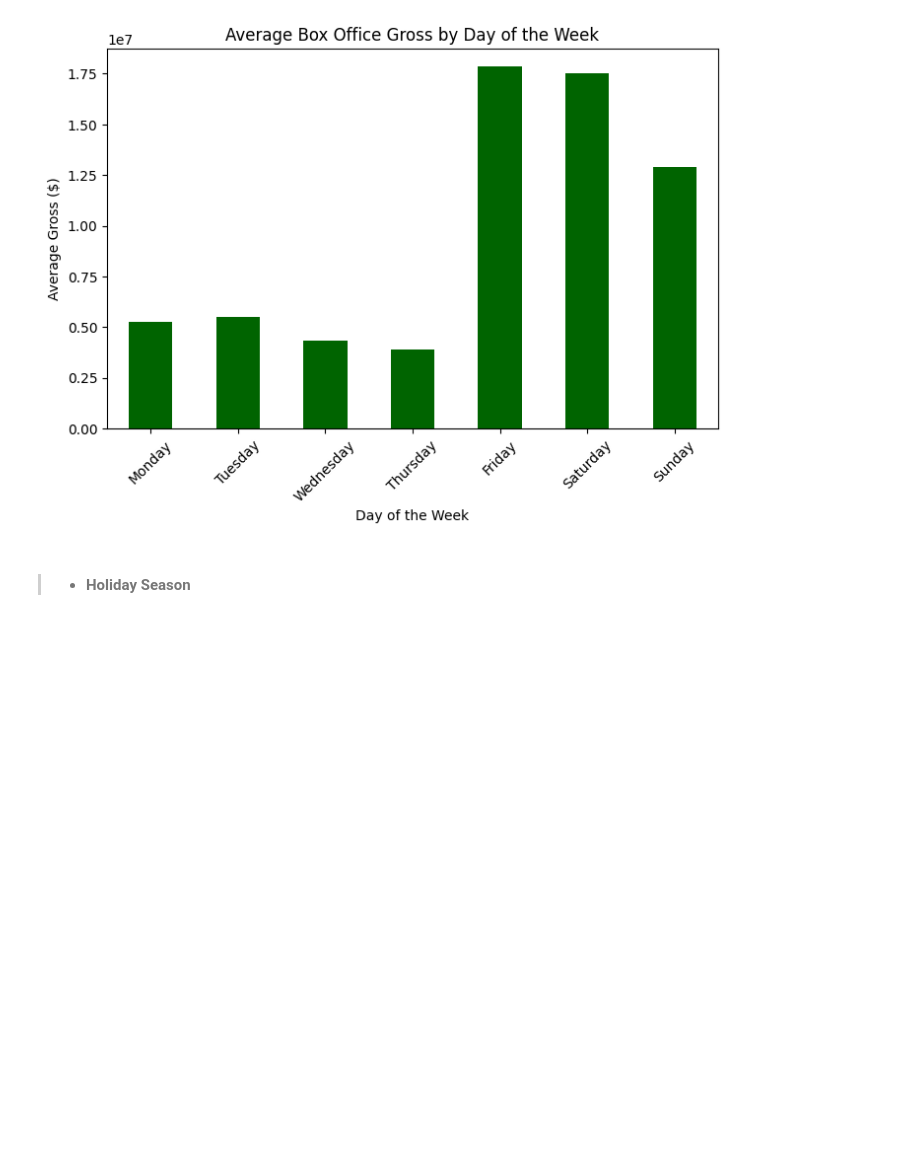
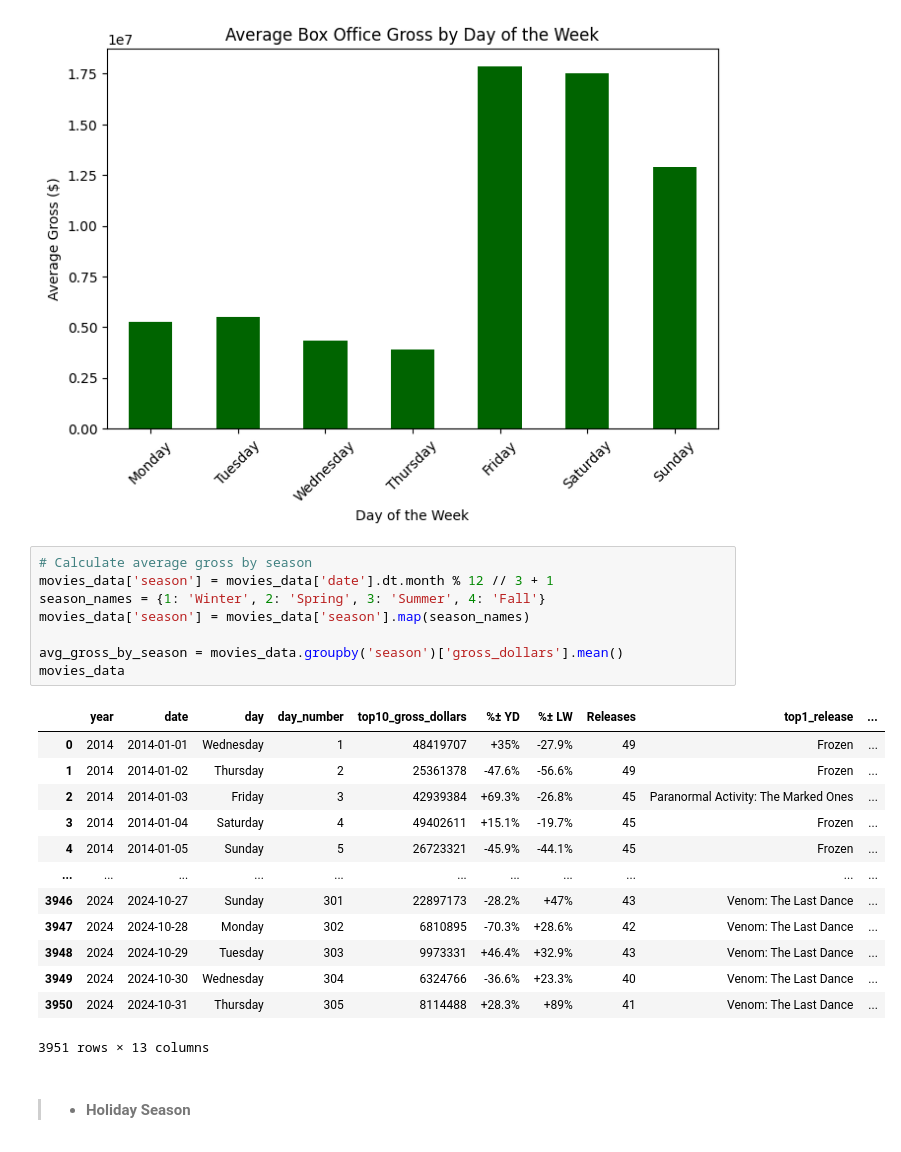
Before and after one commit to charJin/movie-theaters-analysis, a Jupyter notebook: notebooks/Analysis with questions.ipynb, the cells around one changed output. Saved outputs shown, nothing was run; the diff lists cells and outputs as text; blank space fills up the shorter version.

Commit message:
season added

```diff
--- a/notebooks/Analysis with questions.ipynb
+++ b/notebooks/Analysis with questions.ipynb
@@ -350,6 +350,28 @@ plt.xticks(rotation=45)
 plt.show()
 # %% [output]
 [figure]
+# %%
+# Calculate average gross by season
+movies_data['season'] = movies_data['date'].dt.month % 12 // 3 + 1
+season_names = {1: 'Winter', 2: 'Spring', 3: 'Summer', 4: 'Fall'}
+movies_data['season'] = movies_data['season'].map(season_names)
+
+avg_gross_by_season = movies_data.groupby('season')['gross_dollars'].mean()
+movies_data
+# %% [output]
+|  | year | date | day | day_number | top10_gross_dollars | %± YD | %± LW | Releases | top1_release | ... |
+| 0 | 2014 | 2014-01-01 | Wednesday | 1 | 48419707 | +35% | -27.9% | 49 | Frozen | ... |
+| 1 | 2014 | 2014-01-02 | Thursday | 2 | 25361378 | -47.6% | -56.6% | 49 | Frozen | ... |
+| 2 | 2014 | 2014-01-03 | Friday | 3 | 42939384 | +69.3% | -26.8% | 45 | Paranormal Activity: The Marked Ones | ... |
+| 3 | 2014 | 2014-01-04 | Saturday | 4 | 49402611 | +15.1% | -19.7% | 45 | Frozen | ... |
+| 4 | 2014 | 2014-01-05 | Sunday | 5 | 26723321 | -45.9% | -44.1% | 45 | Frozen | ... |
+| ... | ... | ... | ... | ... | ... | ... | ... | ... | ... | ... |
+| 3946 | 2024 | 2024-10-27 | Sunday | 301 | 22897173 | -28.2% | +47% | 43 | Venom: The Last Dance | ... |
+| 3947 | 2024 | 2024-10-28 | Monday | 302 | 6810895 | -70.3% | +28.6% | 42 | Venom: The Last Dance | ... |
+| 3948 | 2024 | 2024-10-29 | Tuesday | 303 | 9973331 | +46.4% | +32.9% | 43 | Venom: The Last Dance | ... |
+| 3949 | 2024 | 2024-10-30 | Wednesday | 304 | 6324766 | -36.6% | +23.3% | 40 | Venom: The Last Dance | ... |
+| 3950 | 2024 | 2024-10-31 | Thursday | 305 | 8114488 | +28.3% | +89% | 41 | Venom: The Last Dance | ... |
+3951 rows × 13 columns
 # %% [markdown]
 > - #### Holiday Season
 # %%
```
